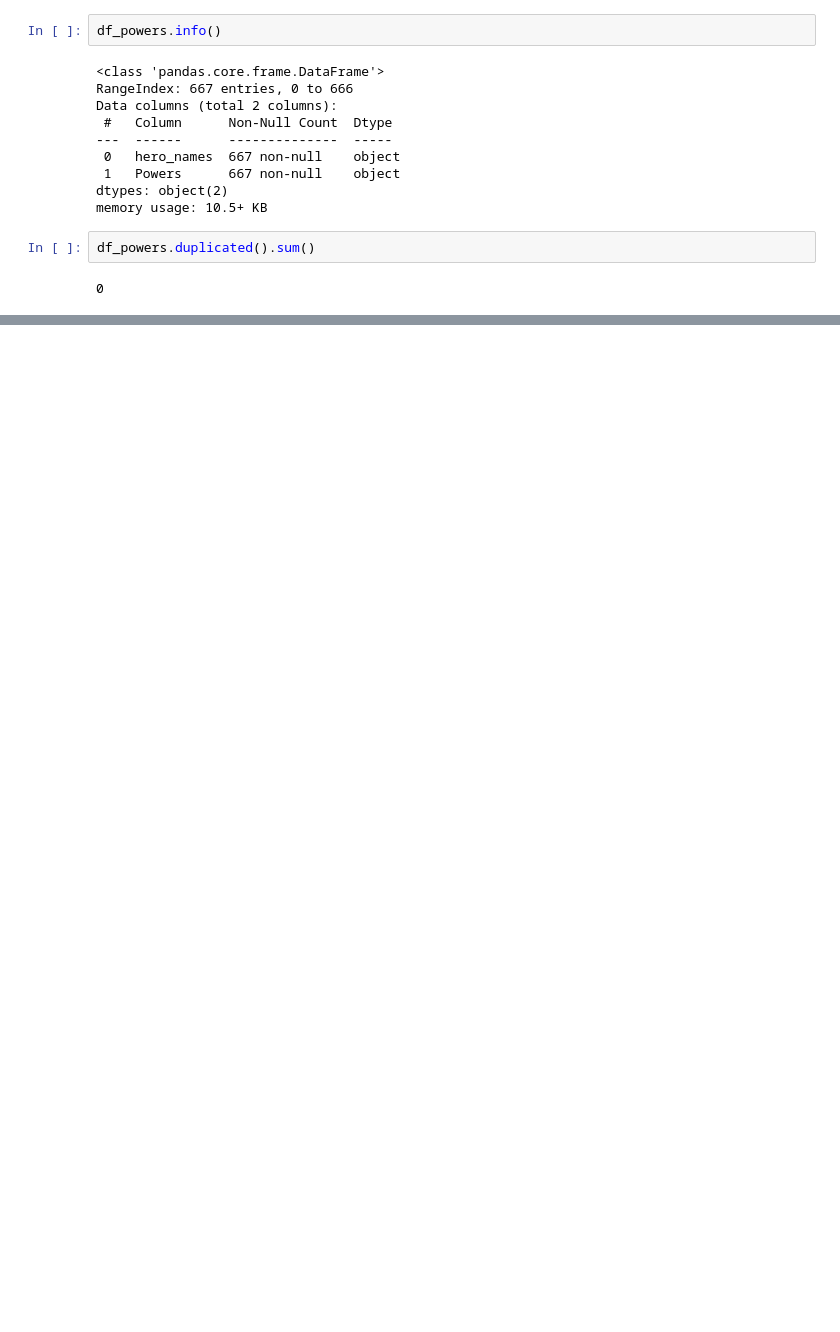
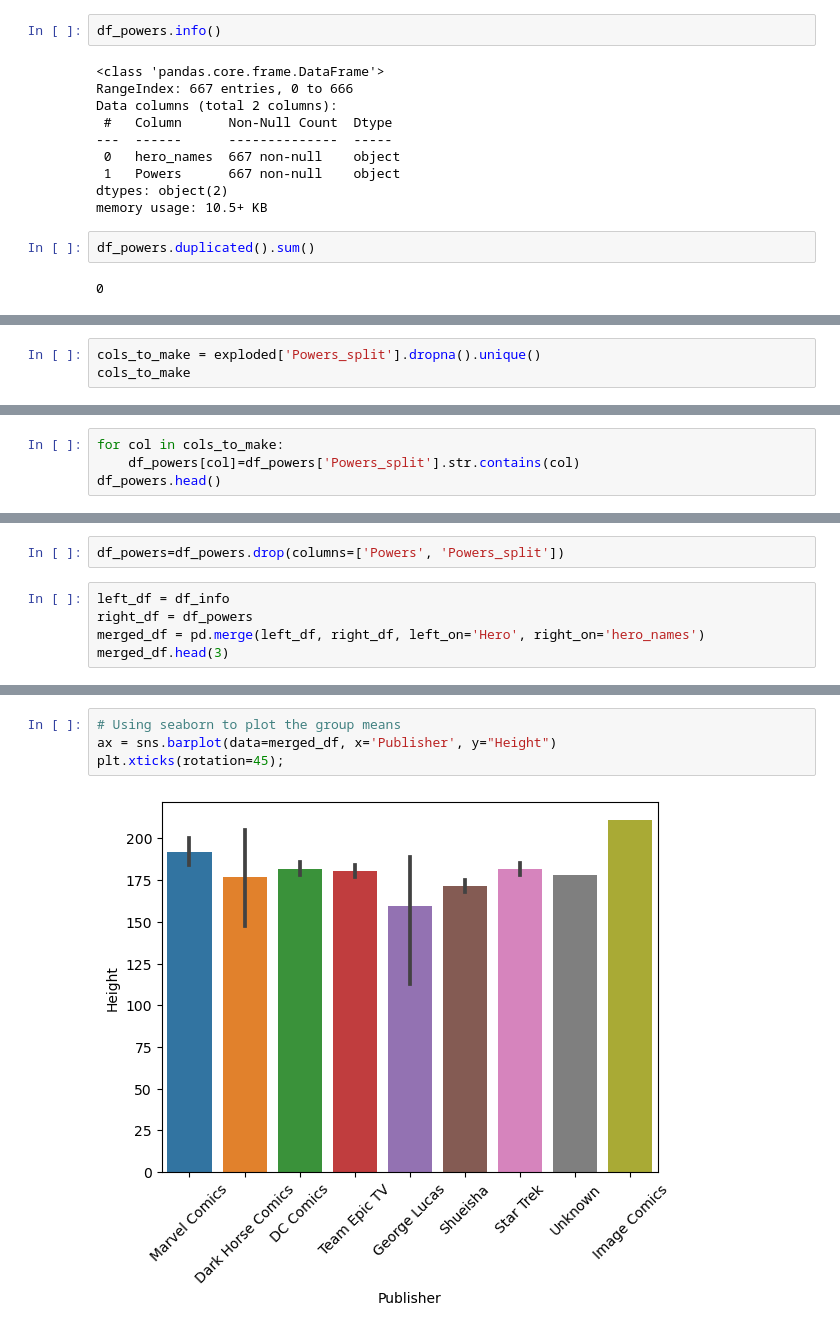
Before and after one commit to thejustinfields/applying_advanced-transformations, a Jupyter notebook: applying-advanced-tranformations.ipynb, the cells around one changed output, grey strips where cells are left out. Drawn from its saved outputs; the diff is of its cells as text; blank space fills up the shorter version.

```diff
--- a/applying-advanced-tranformations.ipynb
+++ b/applying-advanced-tranformations.ipynb
@@ -282,0 +295,3 @@ df_heroes.head()
+# %%
+cols_to_make = exploded['Powers_split'].dropna().unique()
+cols_to_make
@@ -282,0 +316,4 @@ df_heroes.head()
+# %%
+for col in cols_to_make:
+    df_powers[col]=df_powers['Powers_split'].str.contains(col)
+df_powers.head()
@@ -282,0 +328,7 @@ df_heroes.head()
+# %%
+df_powers=df_powers.drop(columns=['Powers', 'Powers_split'])
+# %%
+left_df = df_info
+right_df = df_powers
+merged_df = pd.merge(left_df, right_df, left_on='Hero', right_on='hero_names')
+merged_df.head(3)
@@ -282,0 +341,6 @@ df_heroes.head()
+# %%
+# Using seaborn to plot the group means
+ax = sns.barplot(data=merged_df, x='Publisher', y="Height")
+plt.xticks(rotation=45);
+# %% [output]
+[figure, added]
```
Also changed, not shown: parts of 21 cells of this notebook.
